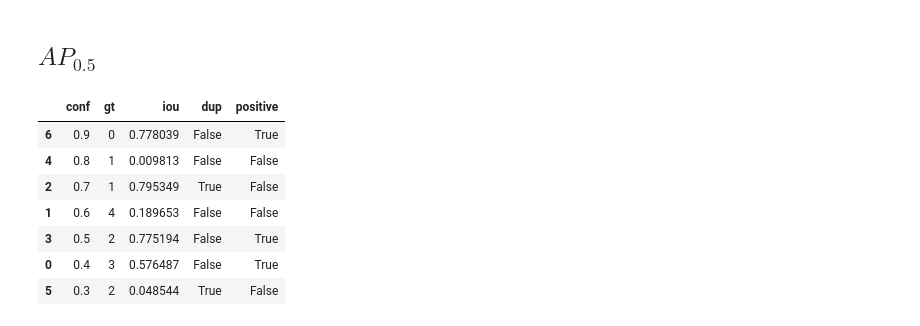
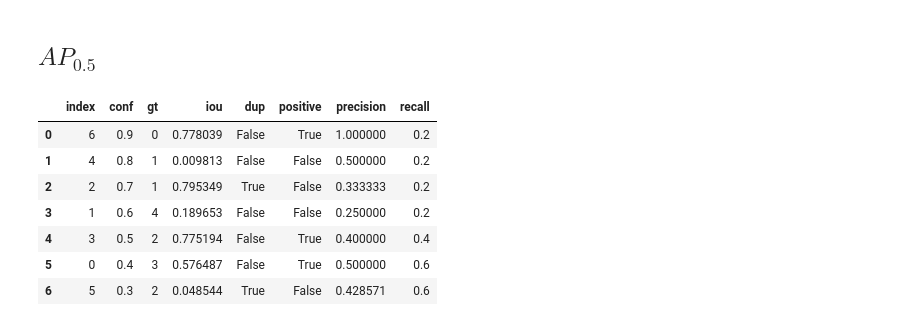
Before and after one commit to scikodot/msu-share, a Jupyter notebook: cv/seminar06/seminar06.ipynb, the cells around one changed output. Saved outputs shown, nothing was run; the diff lists cells and outputs as text; code cells hidden in the pictures.

Commit message:
cv seminar06: add prec/recall and PR curve drawing

```diff
--- a/cv/seminar06/seminar06.ipynb
+++ b/cv/seminar06/seminar06.ipynb
@@ -171,0 +168,12 @@ def classify_positive(df, iou_threshold):
+# %%
+def evaluate(df, gt, iou_threshold):
+    df_res = df.copy()
+
+    positive = (df_res['iou'] > iou_threshold) & ~df_res['dup']
+    df_res['positive'] = positive
+
+    positive_cumsum = df_res['positive'].cumsum()
+    df_res['precision'] = positive_cumsum / np.arange(1, len(df_res) + 1)
+    df_res['recall'] = positive_cumsum / len(gt)
+
+    return df_res.reset_index()
@@ -172,14 +208,14 @@ def classify_positive(df, iou_threshold):
 # %% [markdown]
 ## $AP_{0.5}$
 # %%
-df_05 = classify_positive(df, 0.5)
+df_05 = evaluate(df, gt, 0.5)
 df_05
 # %% [output]
-|  | conf | gt | iou | dup | positive |
-| 6 | 0.9 | 0 | 0.778039 | False | True |
-| 4 | 0.8 | 1 | 0.009813 | False | False |
-| 2 | 0.7 | 1 | 0.795349 | True | False |
-| 1 | 0.6 | 4 | 0.189653 | False | False |
-| 3 | 0.5 | 2 | 0.775194 | False | True |
-| 0 | 0.4 | 3 | 0.576487 | False | True |
-| 5 | 0.3 | 2 | 0.048544 | True | False |
+|  | index | conf | gt | iou | dup | positive | precision | recall |
+| 0 | 6 | 0.9 | 0 | 0.778039 | False | True | 1.000000 | 0.2 |
+| 1 | 4 | 0.8 | 1 | 0.009813 | False | False | 0.500000 | 0.2 |
+| 2 | 2 | 0.7 | 1 | 0.795349 | True | False | 0.333333 | 0.2 |
+| 3 | 1 | 0.6 | 4 | 0.189653 | False | False | 0.250000 | 0.2 |
+| 4 | 3 | 0.5 | 2 | 0.775194 | False | True | 0.400000 | 0.4 |
+| 5 | 0 | 0.4 | 3 | 0.576487 | False | True | 0.500000 | 0.6 |
+| 6 | 5 | 0.3 | 2 | 0.048544 | True | False | 0.428571 | 0.6 |
```
Also changed, not shown: parts of 3 cells of this notebook.
